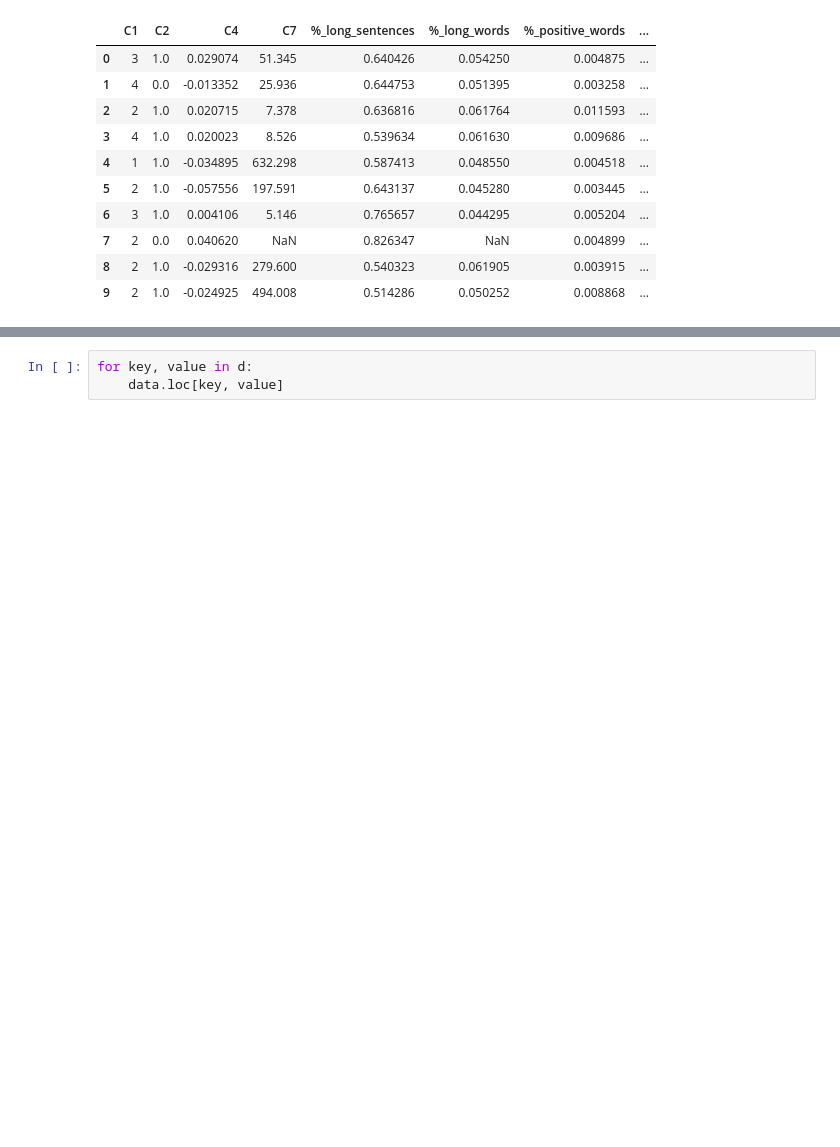
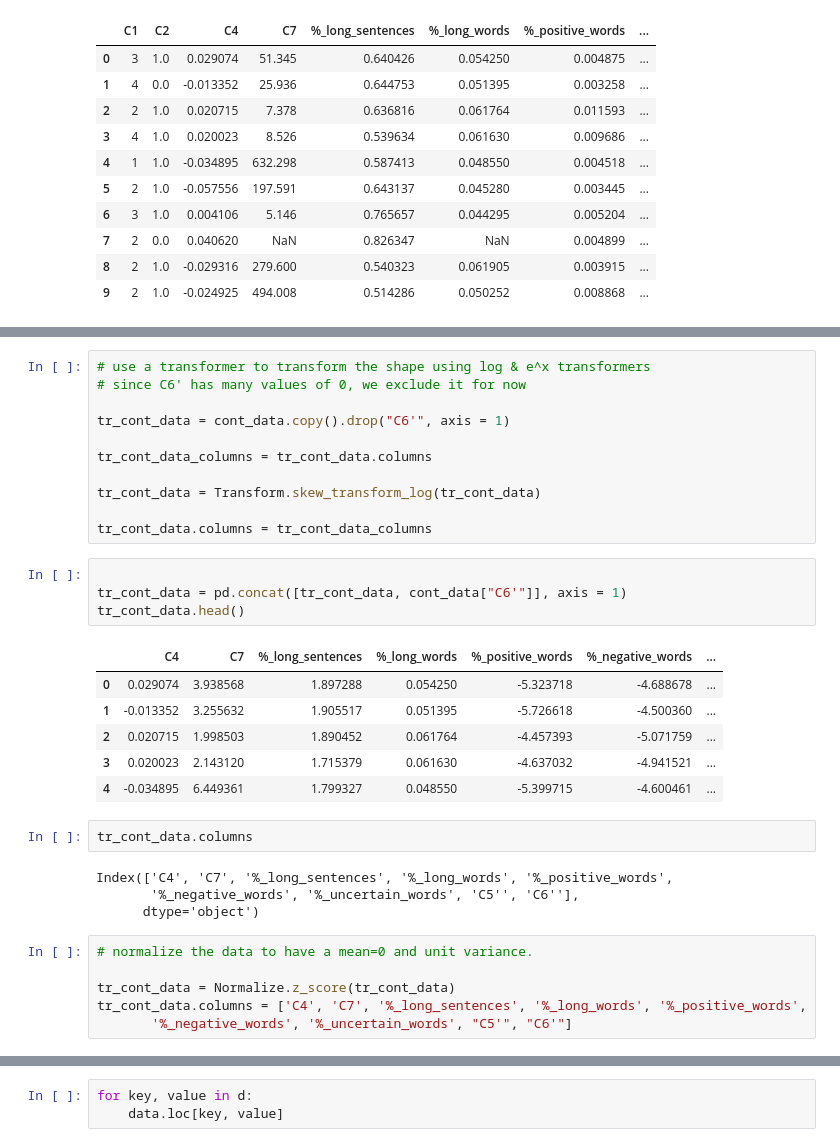
Before and after one commit to BA545-SP2019/2019-competition1-3-musketeers, a Jupyter notebook: Kevin_datasets.ipynb, the cells around one changed output, grey strips where cells are left out. Cells and saved outputs as stored; diff of their text form; blank space fills up the shorter version.

```diff
--- a/Kevin_datasets.ipynb
+++ b/Kevin_datasets.ipynb
@@ -133,0 +125,34 @@ data.head()
+# %%
+# use a transformer to transform the shape using log & e^x transformers
+# since C6' has many values of 0, we exclude it for now
+
+tr_cont_data = cont_data.copy().drop("C6'", axis = 1)
+
+tr_cont_data_columns = tr_cont_data.columns
+
+tr_cont_data = Transform.skew_transform_log(tr_cont_data)
+
+tr_cont_data.columns = tr_cont_data_columns
+# %%
+
+tr_cont_data = pd.concat([tr_cont_data, cont_data["C6'"]], axis = 1)
+tr_cont_data.head()
+# %% [output]
+|  | C4 | C7 | %_long_sentences | %_long_words | %_positive_words | %_negative_words | ... |
+| 0 | 0.029074 | 3.938568 | 1.897288 | 0.054250 | -5.323718 | -4.688678 | ... |
+| 1 | -0.013352 | 3.255632 | 1.905517 | 0.051395 | -5.726618 | -4.500360 | ... |
+| 2 | 0.020715 | 1.998503 | 1.890452 | 0.061764 | -4.457393 | -5.071759 | ... |
+| 3 | 0.020023 | 2.143120 | 1.715379 | 0.061630 | -4.637032 | -4.941521 | ... |
+| 4 | -0.034895 | 6.449361 | 1.799327 | 0.048550 | -5.399715 | -4.600461 | ... |
+# %%
+tr_cont_data.columns
+# %% [output]
+Index(['C4', 'C7', '%_long_sentences', '%_long_words', '%_positive_words',
+       '%_negative_words', '%_uncertain_words', 'C5'', 'C6''],
+      dtype='object')
+# %%
+# normalize the data to have a mean=0 and unit variance.
+
+tr_cont_data = Normalize.z_score(tr_cont_data)
+tr_cont_data.columns = ['C4', 'C7', '%_long_sentences', '%_long_words', '%_positive_words',
+       '%_negative_words', '%_uncertain_words', "C5'", "C6'"]
```
Also changed, not shown: parts of 19 cells of this notebook.
